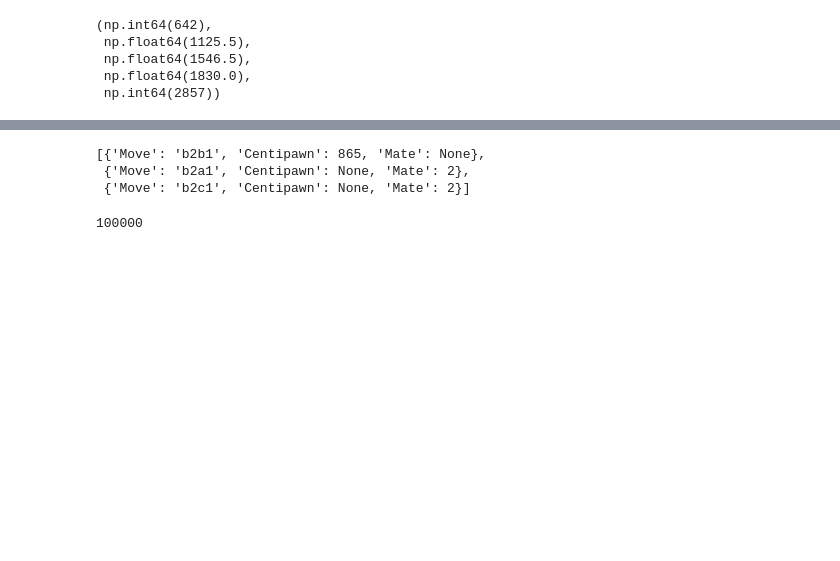
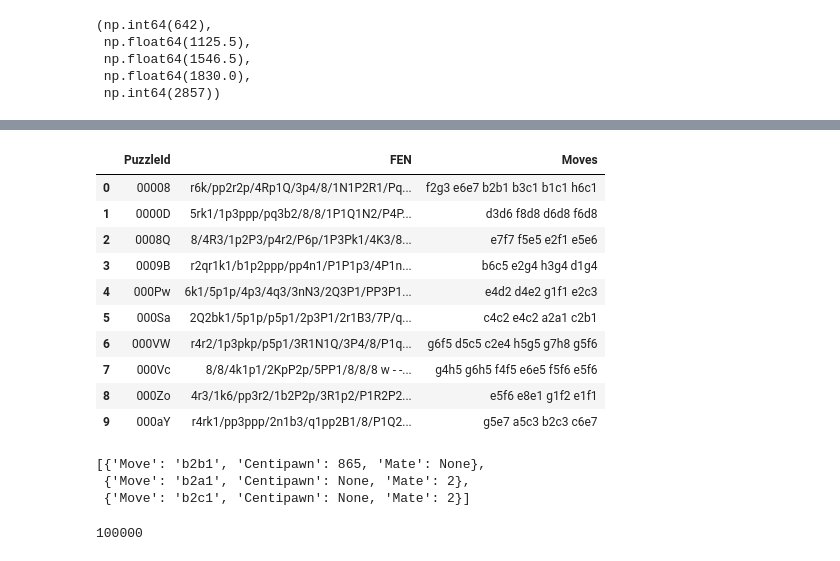
Before and after one commit to clyveycui/strat_describe, a Jupyter notebook: test.ipynb, the cells around one changed output, grey strips where cells are left out. Drawn from its saved outputs; the diff is of its cells as text; code cells hidden in the pictures; blank space fills up the shorter version.

```diff
--- a/test.ipynb
+++ b/test.ipynb
@@ -174,3 +174,9 @@ get_elo_stats('/home/cui/repos/strat_describe/data/puzzles/lichess_db_puzzle.csv
  np.float64(1546.5),
  np.float64(1830.0),
  np.int64(2857))
+# %%
+def load_puzzles(path, count, start=0):
+    puzzles = pd.read_csv(path, nrows=start+count+1)
+    return puzzles[['PuzzleId', 'FEN', 'Moves']][start:count+start]
+
+load_puzzles('/home/cuila/repos/chess/data/lichess_db_puzzle.csv', count=5, start=5)
@@ -177,3 +190,17 @@ get_elo_stats('/home/cui/repos/strat_describe/data/puzzles/lichess_db_puzzle.csv
+# %%
+load_puzzles('/home/cuila/repos/chess/data/lichess_db_puzzle.csv', count=10)
+# %% [output]
+|  | PuzzleId | FEN | Moves |
+| 0 | 00008 | r6k/pp2r2p/4Rp1Q/3p4/8/1N1P2R1/Pq... | f2g3 e6e7 b2b1 b3c1 b1c1 h6c1 |
+| 1 | 0000D | 5rk1/1p3ppp/pq3b2/8/8/1P1Q1N2/P4P... | d3d6 f8d8 d6d8 f6d8 |
+| 2 | 0008Q | 8/4R3/1p2P3/p4r2/P6p/1P3Pk1/4K3/8... | e7f7 f5e5 e2f1 e5e6 |
+| 3 | 0009B | r2qr1k1/b1p2ppp/pp4n1/P1P1p3/4P1n... | b6c5 e2g4 h3g4 d1g4 |
+| 4 | 000Pw | 6k1/5p1p/4p3/4q3/3nN3/2Q3P1/PP3P1... | e4d2 d4e2 g1f1 e2c3 |
+| 5 | 000Sa | 2Q2bk1/5p1p/p5p1/2p3P1/2r1B3/7P/q... | c4c2 e4c2 a2a1 c2b1 |
+| 6 | 000VW | r4r2/1p3pkp/p5p1/3R1N1Q/3P4/8/P1q... | g6f5 d5c5 c2e4 h5g5 g7h8 g5f6 |
+| 7 | 000Vc | 8/8/4k1p1/2KpP2p/5PP1/8/8/8 w - -... | g4h5 g6h5 f4f5 e6e5 f5f6 e5f6 |
+| 8 | 000Zo | 4r3/1k6/pp3r2/1b2P2p/3R1p2/P1R2P2... | e5f6 e8e1 g1f2 e1f1 |
+| 9 | 000aY | r4rk1/pp3ppp/2n1b3/q1pp2B1/8/P1Q2... | g5e7 a5c3 b2c3 c6e7 |
 # %%
 from src.engine import ChessEngine
 
```
Also changed, not shown: parts of 2 cells of this notebook, 5 other files.
